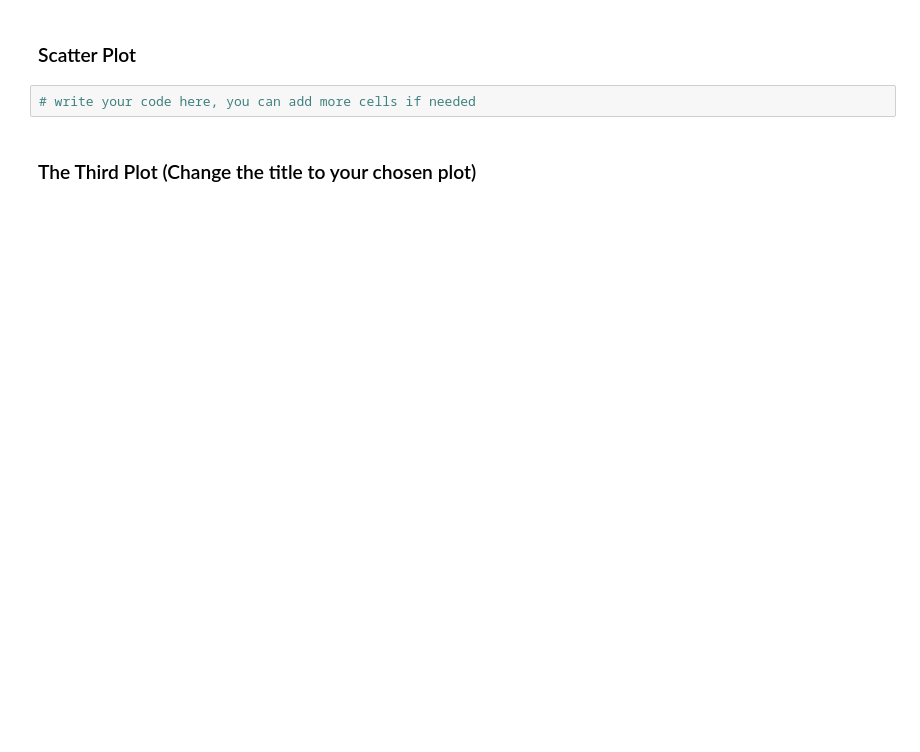
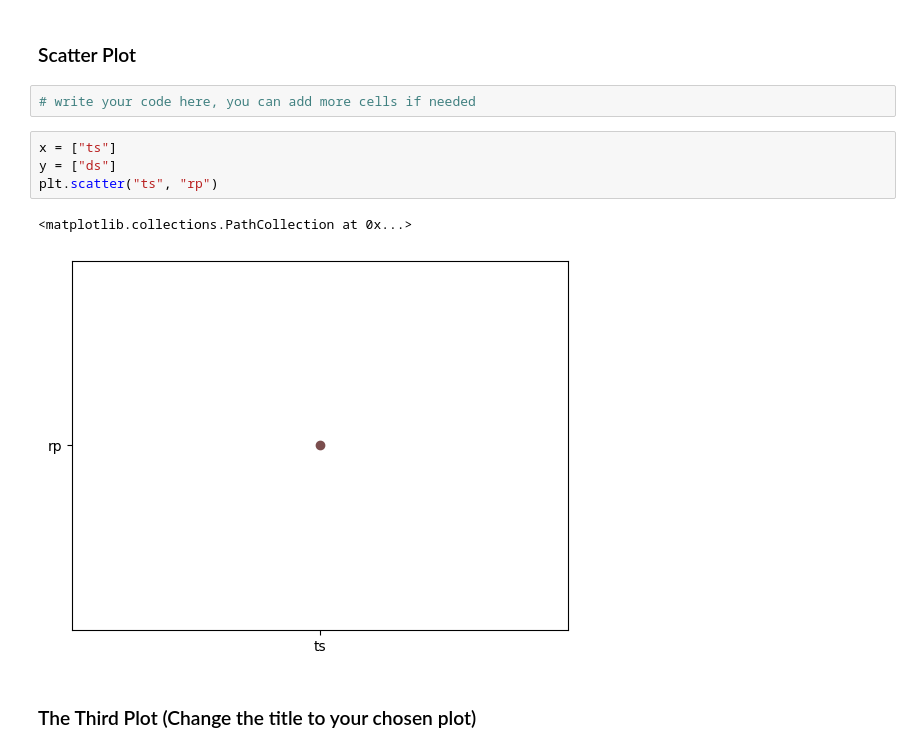
Before and after one commit to ReproTeach/w4-in-class-exercise-vik_squad, a Jupyter notebook: week4_in-class_exercise.ipynb, the cells around one changed output. Cells and saved outputs as stored; diff of their text form; blank space fills up the shorter version.

```diff
--- a/week4_in-class_exercise.ipynb
+++ b/week4_in-class_exercise.ipynb
@@ -69,6 +163,13 @@ Use [Tuesday's](https://github.com/yibeichan/COMM160DS/blob/main/week_4/lecture_
 ### Scatter Plot
 # %%
 # write your code here, you can add more cells if needed
+# %%
+x = ["ts"]
+y = ["ds"]
+plt.scatter("ts", "rp")
+# %% [output]
+<matplotlib.collections.PathCollection at 0x...>
+[figure, added]
 # %% [markdown]
 ###  The Third Plot (Change the title to your chosen plot)
 # %%
```
Also changed, not shown: parts of 12 cells of this notebook.
